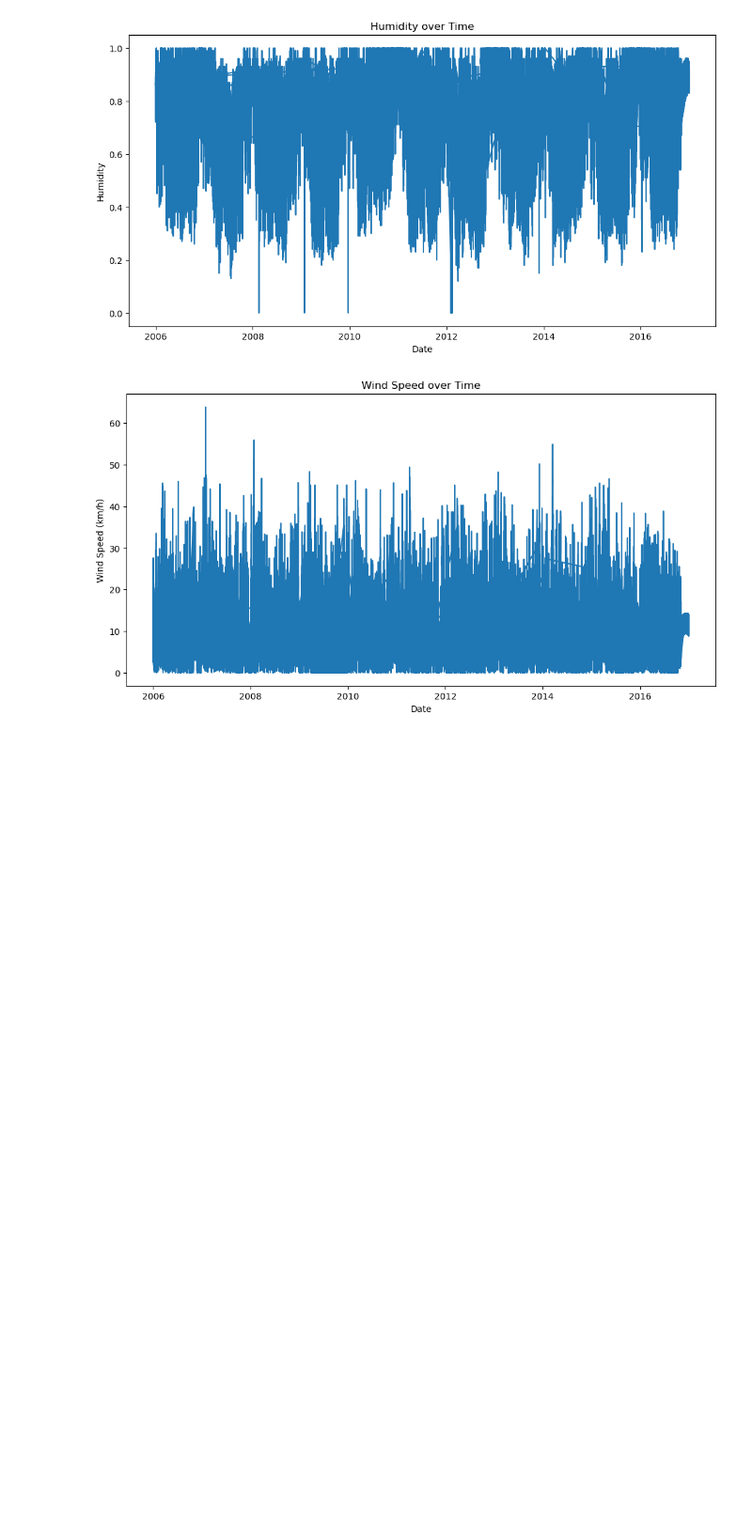
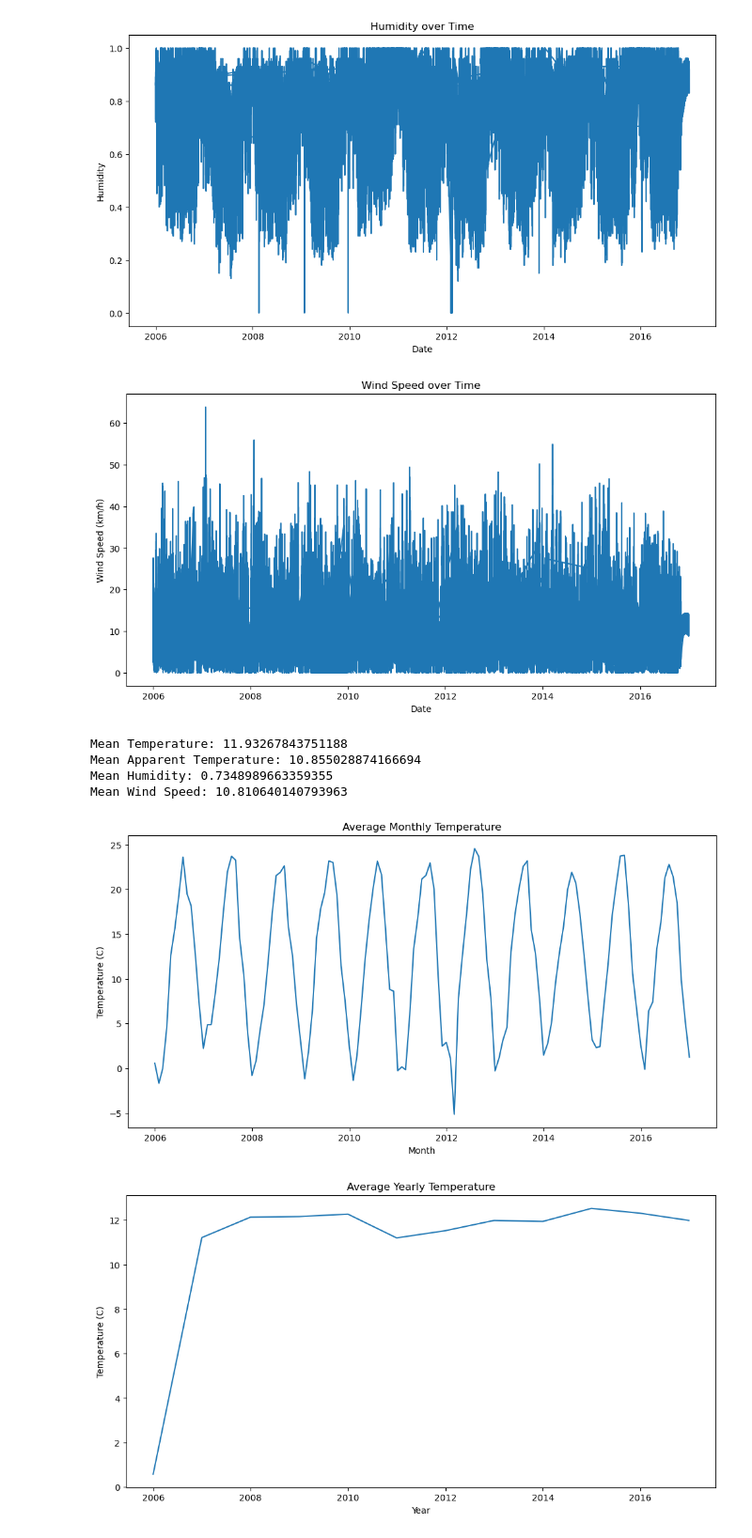
Before and after one commit to 23000285/TSA_EXP1, a Jupyter notebook: exp.ipynb, the cells around one changed output. Shown at 94% size. Drawn from its saved outputs; the diff is of its cells as text; code cells hidden in the pictures; blank space fills up the shorter version.

```diff
--- a/exp.ipynb
+++ b/exp.ipynb
@@ -129,3 +139,38 @@ plt.show()
 [figure]
 [figure]
 [figure]
+# %%
+import pandas as pd
+import matplotlib.pyplot as plt
+
+data = pd.read_csv("weatherHistory.csv")
+data['Formatted Date'] = pd.to_datetime(data['Formatted Date'], utc=True)
+data.set_index('Formatted Date', inplace=True)
+
+print("Mean Temperature:", data['Temperature (C)'].mean())
+print("Mean Apparent Temperature:", data['Apparent Temperature (C)'].mean())
+print("Mean Humidity:", data['Humidity'].mean())
+print("Mean Wind Speed:", data['Wind Speed (km/h)'].mean())
+
+monthly_avg = data.resample('M').mean(numeric_only=True)
+plt.figure(figsize=(12, 6))
+plt.plot(monthly_avg['Temperature (C)'])
+plt.title('Average Monthly Temperature')
+plt.xlabel('Month')
+plt.ylabel('Temperature (C)')
+plt.show()
+
+yearly_avg = data.resample('Y').mean(numeric_only=True)
+plt.figure(figsize=(12, 6))
+plt.plot(yearly_avg['Temperature (C)'])
+plt.title('Average Yearly Temperature')
+plt.xlabel('Year')
+plt.ylabel('Temperature (C)')
+plt.show()
+# %% [output]
+Mean Temperature: 11.93267843751188
+Mean Apparent Temperature: 10.855028874166694
+Mean Humidity: 0.7348989663359355
+Mean Wind Speed: 10.810640140793963
+[figure, added]
+[figure, added]
```
Also changed, not shown: parts of 1 cell of this notebook, 14 other files.
